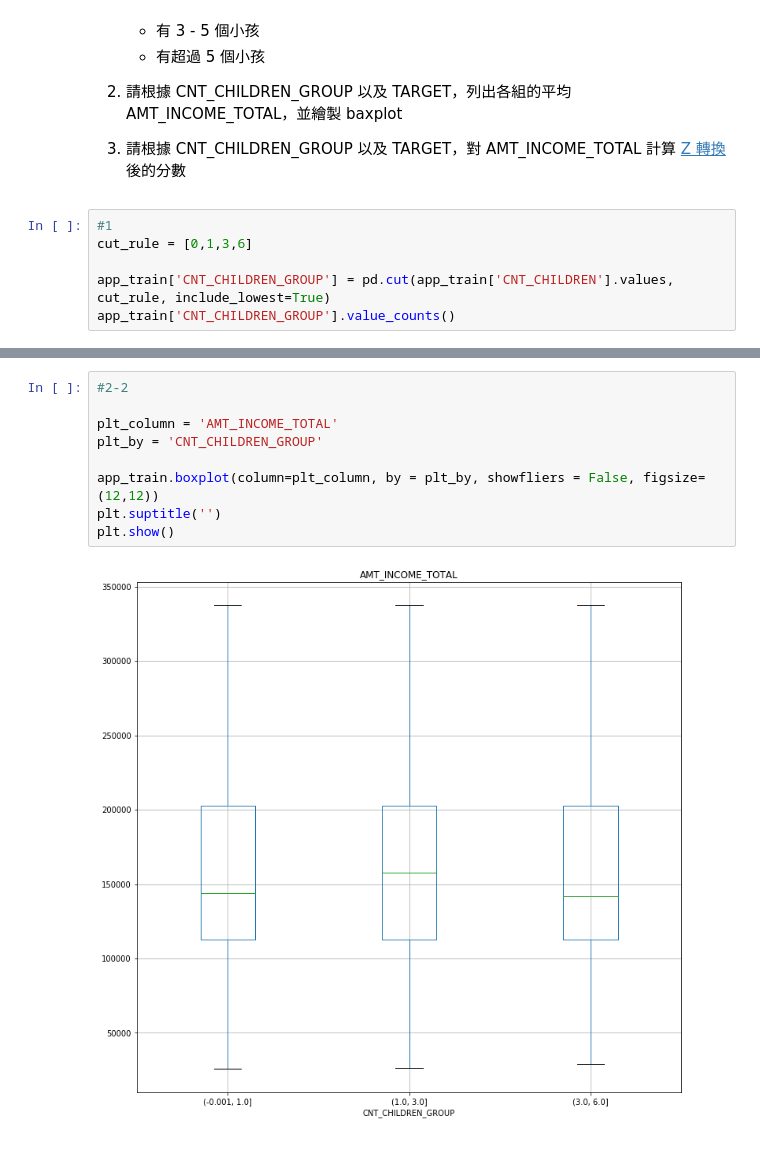
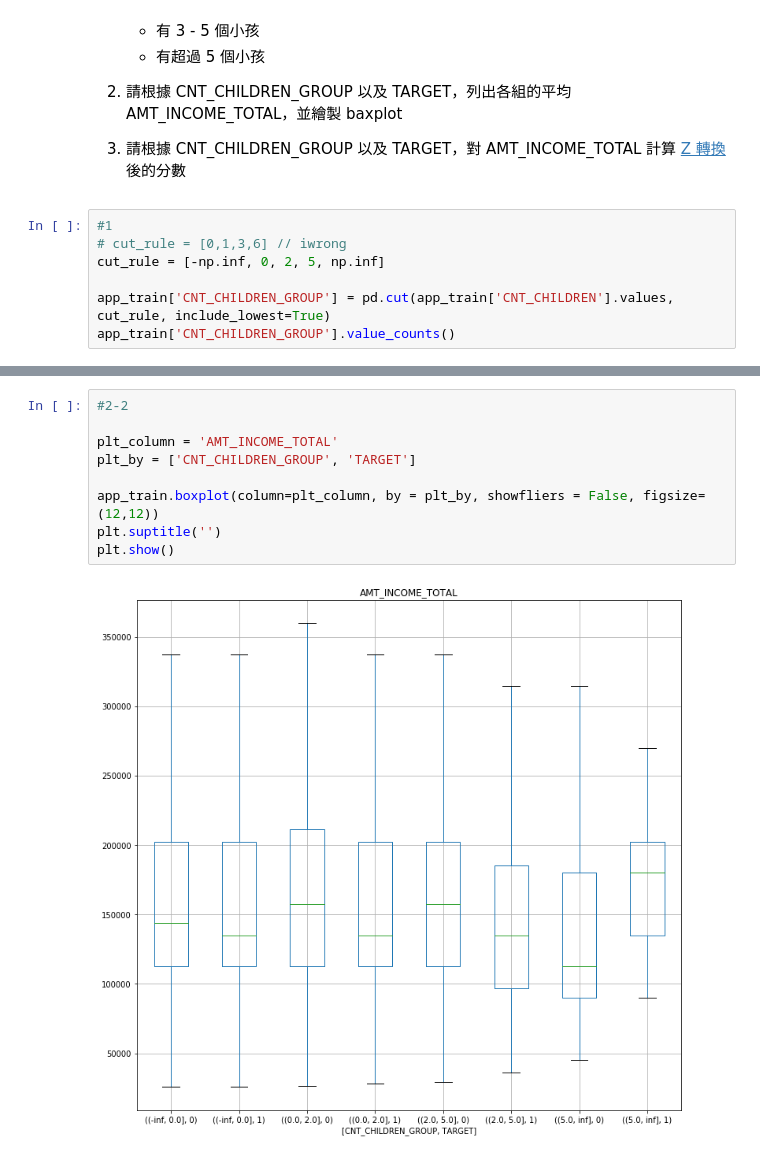
Before and after one commit to Julian-Chu/2nd-ML100Days, a Jupyter notebook: Day_008_HW.ipynb, the cells around one changed output, grey strips where cells are left out. Saved outputs shown, nothing was run; the diff lists cells and outputs as text.

```diff
--- a/Day_008_HW.ipynb
+++ b/Day_008_HW.ipynb
@@ -40,7 +40,8 @@ Path of read in data: ./data/application_train.csv
 3. 請根據 CNT_CHILDREN_GROUP 以及 TARGET，對 AMT_INCOME_TOTAL 計算 [Z 轉換](https://en.wikipedia.org/wiki/Standard_score) 後的分數
 # %%
 #1
-cut_rule = [0,1,3,6]
+# cut_rule = [0,1,3,6] // iwrong
+cut_rule = [-np.inf, 0, 2, 5, np.inf]
 
 app_train['CNT_CHILDREN_GROUP'] = pd.cut(app_train['CNT_CHILDREN'].values, cut_rule, include_lowest=True)
 app_train['CNT_CHILDREN_GROUP'].value_counts()
@@ -64,13 +71,13 @@ Name: AMT_INCOME_TOTAL, dtype: float64
 # %%
 #2-2
 
 plt_column = 'AMT_INCOME_TOTAL'
-plt_by = 'CNT_CHILDREN_GROUP'
+plt_by = ['CNT_CHILDREN_GROUP', 'TARGET']
 
 app_train.boxplot(column=plt_column, by = plt_by, showfliers = False, figsize=(12,12))
 plt.suptitle('')
 plt.show()
 # %% [output]
-[figure, old version]
+[figure, new version]
 # %%
 #3
```
Also changed, not shown: parts of 3 cells of this notebook, 4 other files.
